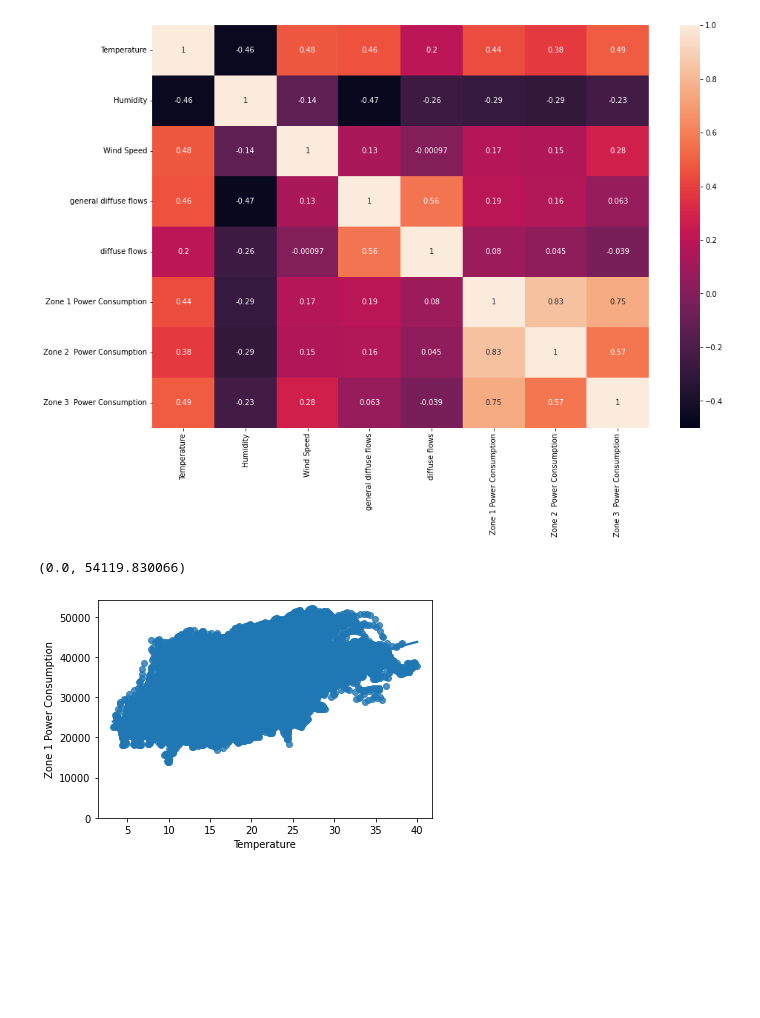
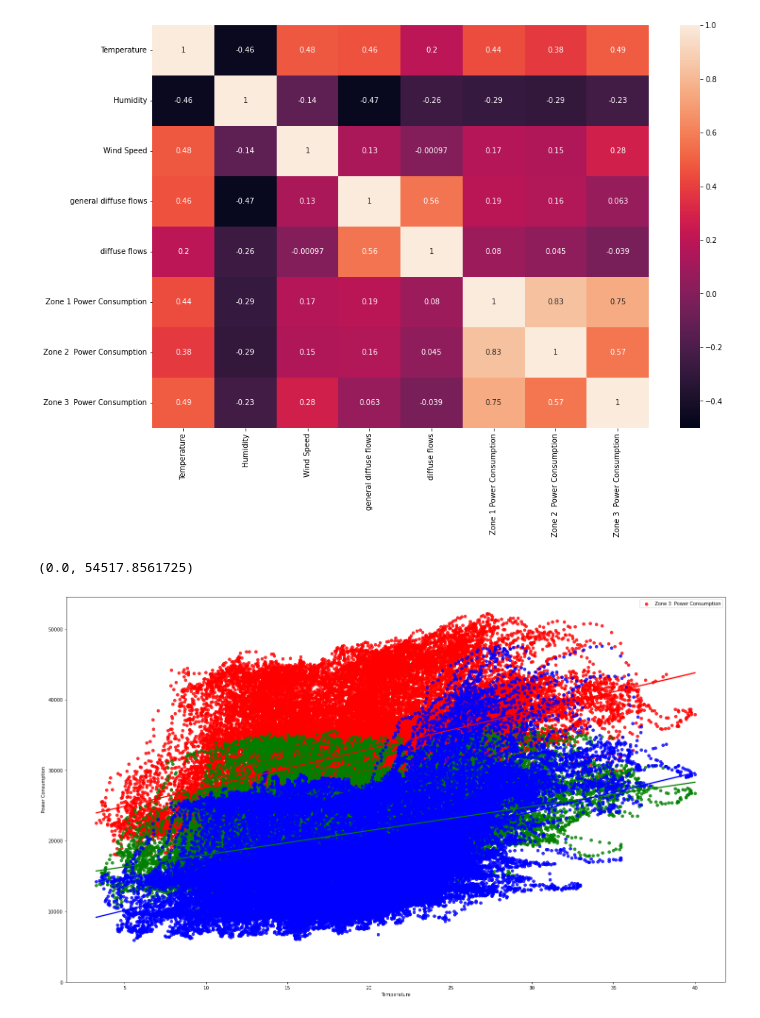
Before and after one commit to miftahudinfaiz/UAS-EDA, a Jupyter notebook: UAS-EDA.ipynb, the cells around one changed output. Saved outputs shown, nothing was run; the diff lists cells and outputs as text; code cells hidden in the pictures; blank space fills up the shorter version.

```diff
--- a/UAS-EDA.ipynb
+++ b/UAS-EDA.ipynb
@@ -189,11 +188,16 @@ fig, ax = plt.subplots(figsize=(15,10))
 ax = sns.heatmap(df.corr(), vmin=-0.5, vmax=1,annot = True, ax=ax)
 # %% [output]
 [figure]
-# %%
-sns.regplot(x="Temperature", y="Zone 1 Power Consumption", data=df)
-plt.ylim(0,)
-# %% [output]
-(0.0, 54119.830066)
-[figure, removed]
+# %%
+fig, ax = plt.subplots(figsize=(25, 15))
+sns.regplot(x="Temperature", y="Zone 1 Power Consumption", data=df, ax=ax, color='red')
+sns.regplot(x="Temperature", y="Zone 2  Power Consumption", data=df, ax=ax, color='green')
+sns.regplot(x="Temperature", y="Zone 3  Power Consumption", data=df, ax=ax, color='blue')
+plt.ylabel('Power Consumption')
+plt.legend(['Zone 1 Power Consumption'])
+plt.ylim(0,)
+# %% [output]
+(0.0, 54517.8561725)
+[figure, added]
 # %%
 def pcoef(var1, var2):
```
Also changed, not shown: parts of 2 cells of this notebook.
